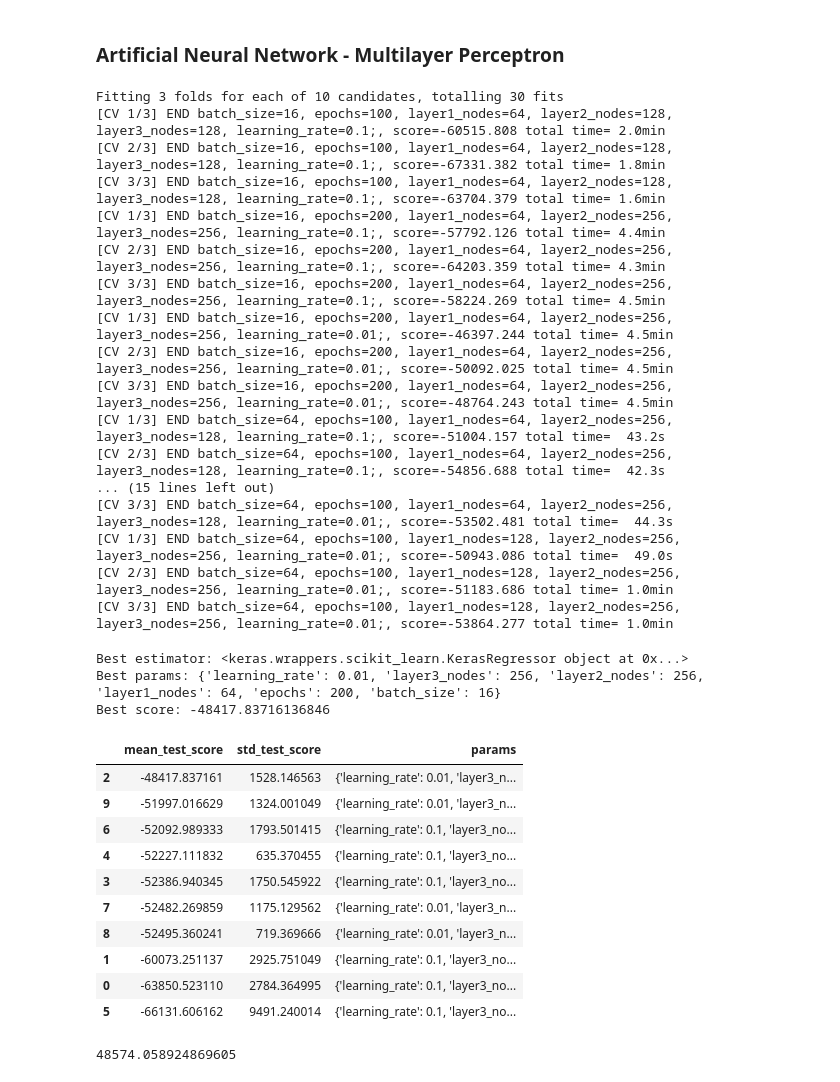
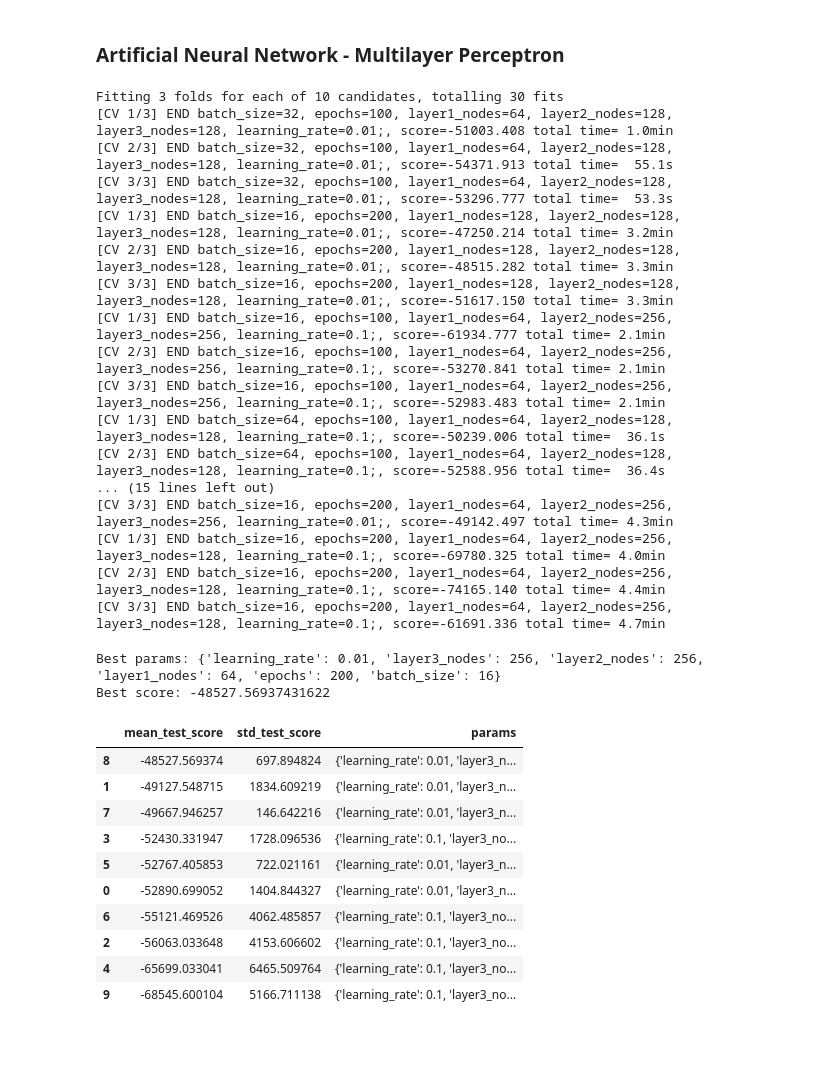
Before and after one commit to saranshkr/house-price-prediction, a Jupyter notebook: house-price-prediction.ipynb, the cells around one changed output. Saved outputs shown, nothing was run; the diff lists cells and outputs as text; code cells hidden in the pictures; blank space fills up the shorter version.

```diff
--- a/house-price-prediction.ipynb
+++ b/house-price-prediction.ipynb
@@ -345,4 +361,4 @@ mean absolute error: 46761.30477223686
 # %%
-lasso = Lasso(alpha=1)
+lasso = Lasso(alpha=10)
 lasso.fit(X_train_scaled, y_train)
 # %% [output]
@@ -544,10 +520,9 @@ mean absolute error: 35328.60174663322
 from sklearn.ensemble import RandomForestRegressor
 # %%
 params = {
-    'n_estimators': [50,100,150],
-    'min_samples_leaf': [5,10,25,50],
-    'max_features': ['auto','sqrt'],
-    'max_samples': [None, 0.7]
+    'n_estimators': [50,100,150,200],
+    'min_samples_leaf': [10,25,50],
+    'max_features': ['sqrt']
 }
 model = GridSearchCV(RandomForestRegressor(), params)
 # %%
@@ -604,5 +551,2 @@ mean absolute error: 30172.411596155584
 # %%
 from sklearn.ensemble import GradientBoostingRegressor
-# %%
-gbr = GradientBoostingRegressor()
-gbr.fit(X_train, y_train.values.ravel())
@@ -723,48 +657,40 @@ estimator = RandomizedSearchCV(estimator=model, n_iter=10, param_distributions=p
 history = estimator.fit(X_train_scaled, y_train)
 # %% [output]
 Fitting 3 folds for each of 10 candidates, totalling 30 fits
-[CV 1/3] END batch_size=16, epochs=100, layer1_nodes=64, layer2_nodes=128, layer3_nodes=128, learning_rate=0.1;, score=-60515.808 total time= 2.0min
-[CV 2/3] END batch_size=16, epochs=100, layer1_nodes=64, layer2_nodes=128, layer3_nodes=128, learning_rate=0.1;, score=-67331.382 total time= 1.8min
-[CV 3/3] END batch_size=16, epochs=100, layer1_nodes=64, layer2_nodes=128, layer3_nodes=128, learning_rate=0.1;, score=-63704.379 total time= 1.6min
-[CV 1/3] END batch_size=16, epochs=200, layer1_nodes=64, layer2_nodes=256, layer3_nodes=256, learning_rate=0.1;, score=-57792.126 total time= 4.4min
-[CV 2/3] END batch_size=16, epochs=200, layer1_nodes=64, layer2_nodes=256, layer3_nodes=256, learning_rate=0.1;, score=-64203.359 total time= 4.3min
-[CV 3/3] END batch_size=16, epochs=200, layer1_nodes=64, layer2_nodes=256, layer3_nodes=256, learning_rate=0.1;, score=-58224.269 total time= 4.5min
-[CV 1/3] END batch_size=16, epochs=200, layer1_nodes=64, layer2_nodes=256, layer3_nodes=256, learning_rate=0.01;, score=-46397.244 total time= 4.5min
-[CV 2/3] END batch_size=16, epochs=200, layer1_nodes=64, layer2_nodes=256, layer3_nodes=256, learning_rate=0.01;, score=-50092.025 total time= 4.5min
-[CV 3/3] END batch_size=16, epochs=200, layer1_nodes=64, layer2_nodes=256, layer3_nodes=256, learning_rate=0.01;, score=-48764.243 total time= 4.5min
-[CV 1/3] END batch_size=64, epochs=100, layer1_nodes=64, layer2_nodes=256, layer3_nodes=128, learning_rate=0.1;, score=-51004.157 total time=  43.2s
-[CV 2/3] END batch_size=64, epochs=100, layer1_nodes=64, layer2_nodes=256, layer3_nodes=128, learning_rate=0.1;, score=-54856.688 total time=  42.3s
+[CV 1/3] END batch_size=32, epochs=100, layer1_nodes=64, layer2_nodes=128, layer3_nodes=128, learning_rate=0.01;, score=-51003.408 total time= 1.0min
+[CV 2/3] END batch_size=32, epochs=100, layer1_nodes=64, layer2_nodes=128, layer3_nodes=128, learning_rate=0.01;, score=-54371.913 total time=  55.1s
+[CV 3/3] END batch_size=32, epochs=100, layer1_nodes=64, layer2_nodes=128, layer3_nodes=128, learning_rate=0.01;, score=-53296.777 total time=  53.3s
+[CV 1/3] END batch_size=16, epochs=200, layer1_nodes=128, layer2_nodes=128, layer3_nodes=128, learning_rate=0.01;, score=-47250.214 total time= 3.2min
+[CV 2/3] END batch_size=16, epochs=200, layer1_nodes=128, layer2_nodes=128, layer3_nodes=128, learning_rate=0.01;, score=-48515.282 total time= 3.3min
+[CV 3/3] END batch_size=16, epochs=200, layer1_nodes=128, layer2_nodes=128, layer3_nodes=128, learning_rate=0.01;, score=-51617.150 total time= 3.3min
+[CV 1/3] END batch_size=16, epochs=100, layer1_nodes=64, layer2_nodes=256, layer3_nodes=256, learning_rate=0.1;, score=-61934.777 total time= 2.1min
+[CV 2/3] END batch_size=16, epochs=100, layer1_nodes=64, layer2_nodes=256, layer3_nodes=256, learning_rate=0.1;, score=-53270.841 total time= 2.1min
+[CV 3/3] END batch_size=16, epochs=100, layer1_nodes=64, layer2_nodes=256, layer3_nodes=256, learning_rate=0.1;, score=-52983.483 total time= 2.1min
+[CV 1/3] END batch_size=64, epochs=100, layer1_nodes=64, layer2_nodes=128, layer3_nodes=128, learning_rate=0.1;, score=-50239.006 total time=  36.1s
+[CV 2/3] END batch_size=64, epochs=100, layer1_nodes=64, layer2_nodes=128, layer3_nodes=128, learning_rate=0.1;, score=-52588.956 total time=  36.4s
 ... (15 lines left out)
-[CV 3/3] END batch_size=64, epochs=100, layer1_nodes=64, layer2_nodes=256, layer3_nodes=128, learning_rate=0.01;, score=-53502.481 total time=  44.3s
-[CV 1/3] END batch_size=64, epochs=100, layer1_nodes=128, layer2_nodes=256, layer3_nodes=256, learning_rate=0.01;, score=-50943.086 total time=  49.0s
-[CV 2/3] END batch_size=64, epochs=100, layer1_nodes=128, layer2_nodes=256, layer3_nodes=256, learning_rate=0.01;, score=-51183.686 total time= 1.0min
-[CV 3/3] END batch_size=64, epochs=100, layer1_nodes=128, layer2_nodes=256, layer3_nodes=256, learning_rate=0.01;, score=-53864.277 total time= 1.0min
+[CV 3/3] END batch_size=16, epochs=200, layer1_nodes=64, layer2_nodes=256, layer3_nodes=256, learning_rate=0.01;, score=-49142.497 total time= 4.3min
+[CV 1/3] END batch_size=16, epochs=200, layer1_nodes=64, layer2_nodes=256, layer3_nodes=128, learning_rate=0.1;, score=-69780.325 total time= 4.0min
+[CV 2/3] END batch_size=16, epochs=200, layer1_nodes=64, layer2_nodes=256, layer3_nodes=128, learning_rate=0.1;, score=-74165.140 total time= 4.4min
+[CV 3/3] END batch_size=16, epochs=200, layer1_nodes=64, layer2_nodes=256, layer3_nodes=128, learning_rate=0.1;, score=-61691.336 total time= 4.7min
 # %%
-print('Best estimator:', estimator.best_estimator_)
 print('Best params:', estimator.best_params_)
 print('Best score:', estimator.best_score_)
 # %% [output]
-Best estimator: <keras.wrappers.scikit_learn.KerasRegressor object at 0x...>
 Best params: {'learning_rate': 0.01, 'layer3_nodes': 256, 'layer2_nodes': 256, 'layer1_nodes': 64, 'epochs': 200, 'batch_size': 16}
-Best score: -48417.83716136846
+Best score: -48527.56937431622
 # %%
-results = pd.DataFrame(estimator.cv_results_).sort_values('rank_test_score')[['mean_test_score', 'std_test_score', 'params']]
+pd.DataFrame(estimator.cv_results_).sort_values('rank_test_score')[['mean_test_score', 'std_test_score', 'params']].head(10)
+# %% [output]
+|  | mean_test_score | std_test_score | params |
+| 8 | -48527.569374 | 697.894824 | {'learning_rate': 0.01, 'layer3_n... |
+| 1 | -49127.548715 | 1834.609219 | {'learning_rate': 0.01, 'layer3_n... |
+| 7 | -49667.946257 | 146.642216 | {'learning_rate': 0.01, 'layer3_n... |
+| 3 | -52430.331947 | 1728.096536 | {'learning_rate': 0.1, 'layer3_no... |
+| 5 | -52767.405853 | 722.021161 | {'learning_rate': 0.01, 'layer3_n... |
+| 0 | -52890.699052 | 1404.844327 | {'learning_rate': 0.01, 'layer3_n... |
+| 6 | -55121.469526 | 4062.485857 | {'learning_rate': 0.1, 'layer3_no... |
+| 2 | -56063.033648 | 4153.606602 | {'learning_rate': 0.1, 'layer3_no... |
+| 4 | -65699.033041 | 6465.509764 | {'learning_rate': 0.1, 'layer3_no... |
+| 9 | -68545.600104 | 5166.711138 | {'learning_rate': 0.1, 'layer3_no... |
-# %%
-results.head(10)
-# %% [output]
-|  | mean_test_score | std_test_score | params |
-| 2 | -48417.837161 | 1528.146563 | {'learning_rate': 0.01, 'layer3_n... |
-| 9 | -51997.016629 | 1324.001049 | {'learning_rate': 0.01, 'layer3_n... |
-| 6 | -52092.989333 | 1793.501415 | {'learning_rate': 0.1, 'layer3_no... |
-| 4 | -52227.111832 | 635.370455 | {'learning_rate': 0.1, 'layer3_no... |
-| 3 | -52386.940345 | 1750.545922 | {'learning_rate': 0.1, 'layer3_no... |
-| 7 | -52482.269859 | 1175.129562 | {'learning_rate': 0.01, 'layer3_n... |
-| 8 | -52495.360241 | 719.369666 | {'learning_rate': 0.01, 'layer3_n... |
-| 1 | -60073.251137 | 2925.751049 | {'learning_rate': 0.1, 'layer3_no... |
-| 0 | -63850.523110 | 2784.364995 | {'learning_rate': 0.1, 'layer3_no... |
-| 5 | -66131.606162 | 9491.240014 | {'learning_rate': 0.1, 'layer3_no... |
-# %%
-np.sqrt(mean_squared_error(y_test, estimator.predict(X_test_scaled)))
-# %% [output]
-48574.058924869605
 # %%
```
Also changed, not shown: parts of 47 cells of this notebook, 1 other file.
